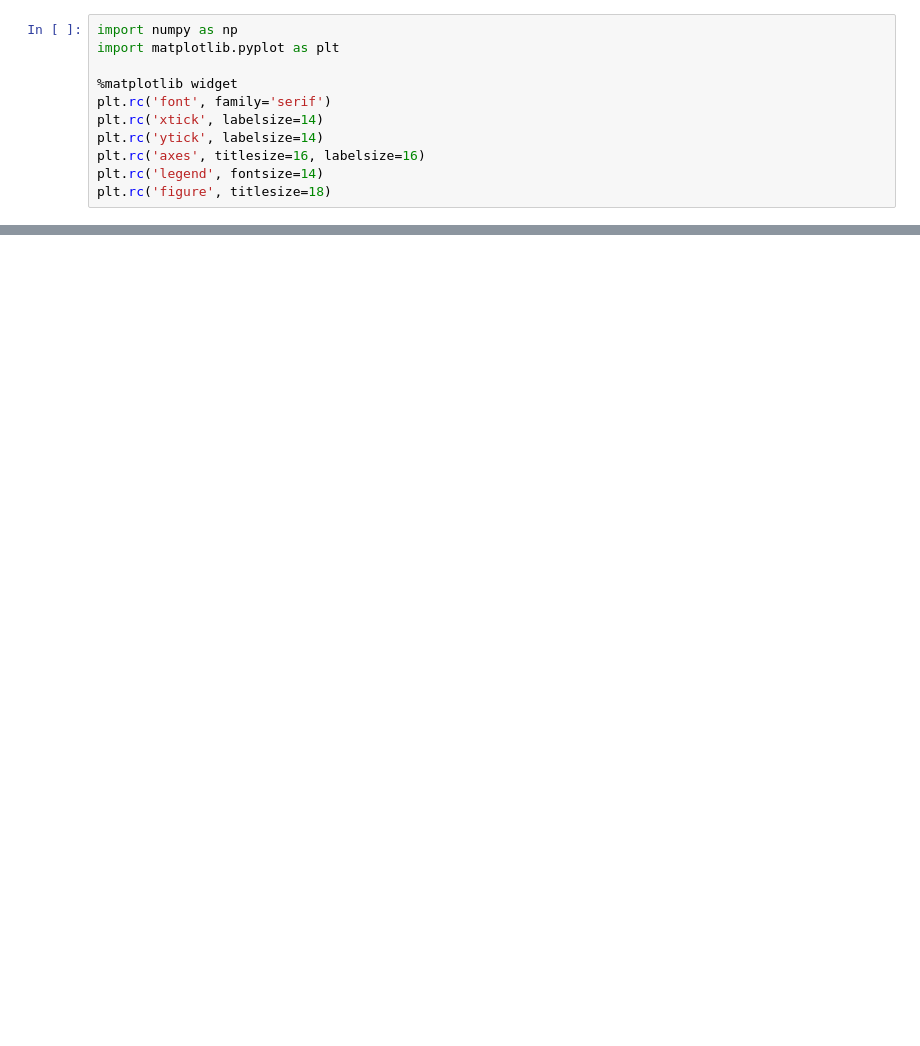
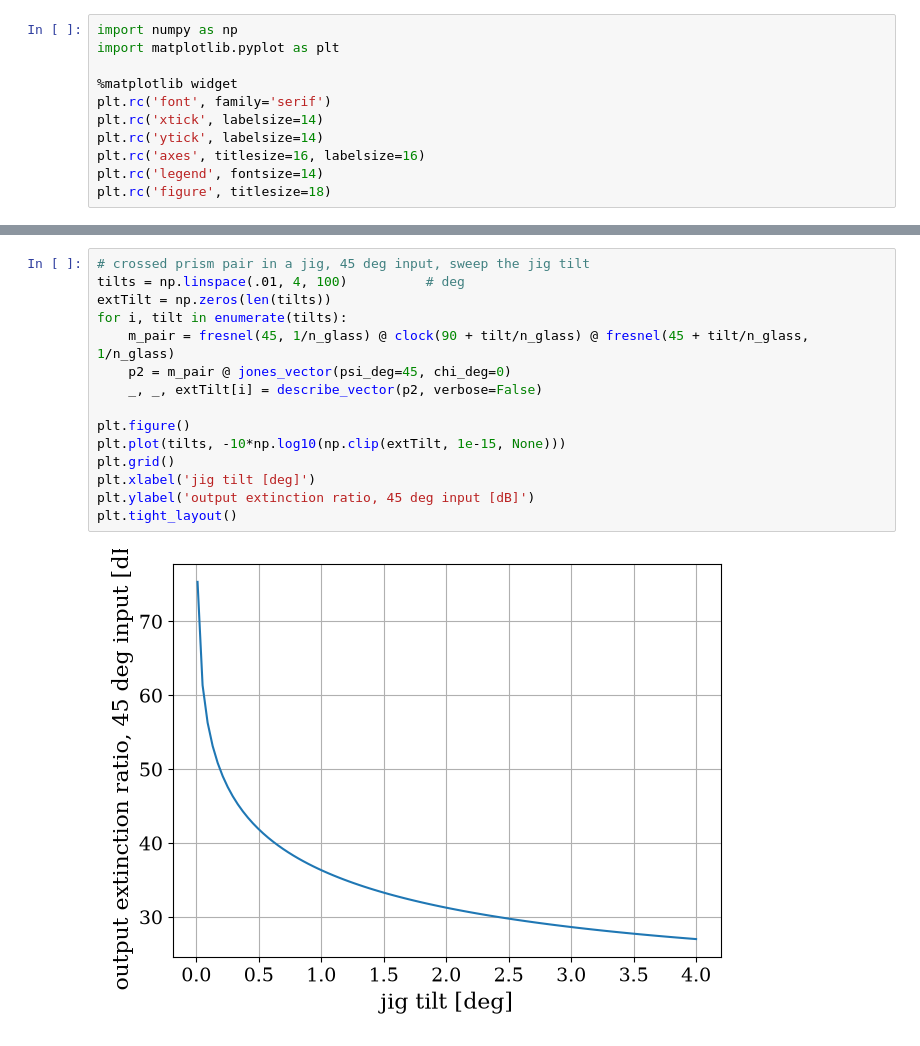
Before and after one commit to josephmlev/eedm_jml, a Jupyter notebook: daqAnalysisAndExperiments/optics/physicsPackageOptics/measurePolarization/JonesCalc.ipynb, the cells around one changed output, grey strips where cells are left out. Saved outputs shown, nothing was run; the diff lists cells and outputs as text; blank space fills up the shorter version.

```diff
--- a/daqAnalysisAndExperiments/optics/physicsPackageOptics/measurePolarization/JonesCalc.ipynb
+++ b/daqAnalysisAndExperiments/optics/physicsPackageOptics/measurePolarization/JonesCalc.ipynb
@@ -116,0 +169,17 @@ Jones vector after fold
+# %%
+# crossed prism pair in a jig, 45 deg input, sweep the jig tilt
+tilts = np.linspace(.01, 4, 100)          # deg
+extTilt = np.zeros(len(tilts))
+for i, tilt in enumerate(tilts):
+    m_pair = fresnel(45, 1/n_glass) @ clock(90 + tilt/n_glass) @ fresnel(45 + tilt/n_glass, 1/n_glass)
+    p2 = m_pair @ jones_vector(psi_deg=45, chi_deg=0)
+    _, _, extTilt[i] = describe_vector(p2, verbose=False)
+
+plt.figure()
+plt.plot(tilts, -10*np.log10(np.clip(extTilt, 1e-15, None)))
+plt.grid()
+plt.xlabel('jig tilt [deg]')
+plt.ylabel('output extinction ratio, 45 deg input [dB]')
+plt.tight_layout()
+# %% [output]
+[figure, added]
```
Also changed, not shown: parts of 2 cells of this notebook, 3 other files.
